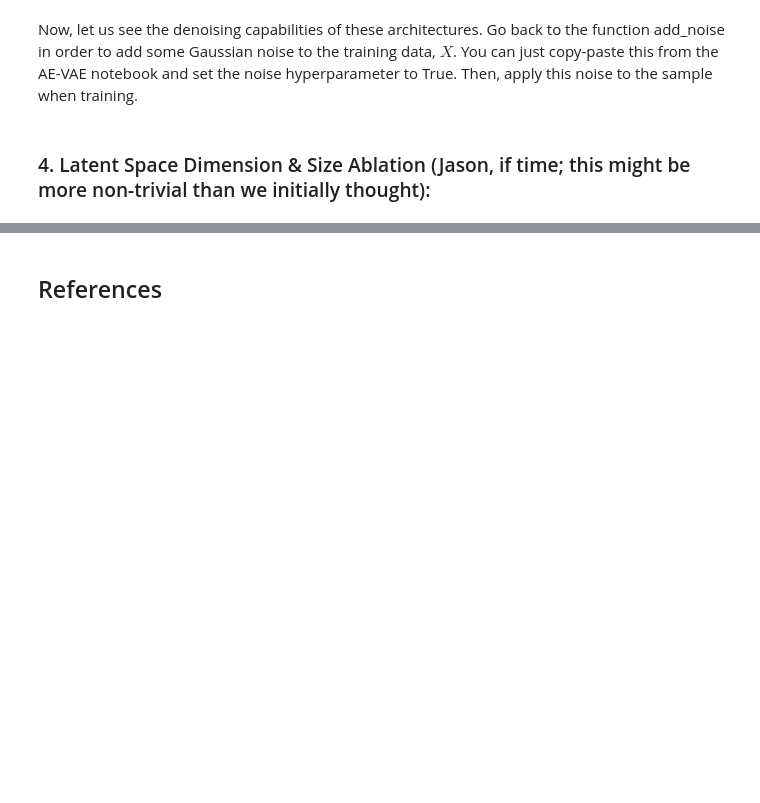
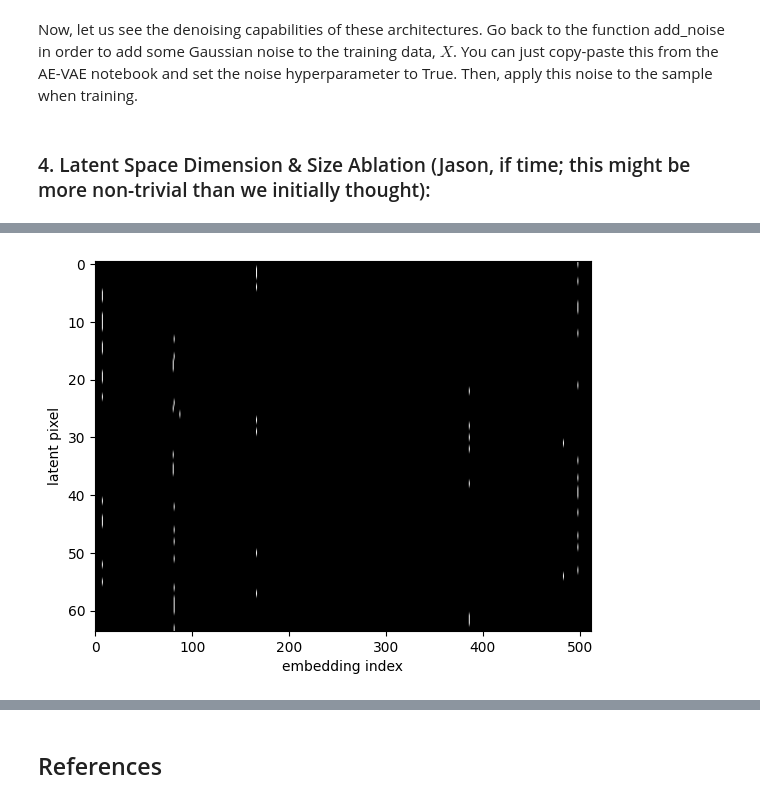
Before and after one commit to chancharikmitra/CS182_All_About_Autoencoders, a Jupyter notebook: demo/VQ_VAE.ipynb, the cells around one changed output, grey strips where cells are left out. Saved outputs shown, nothing was run; the diff lists cells and outputs as text; code cells hidden in the pictures; blank space fills up the shorter version.

```diff
--- a/demo/VQ_VAE.ipynb
+++ b/demo/VQ_VAE.ipynb
@@ -727,0 +767,14 @@ with torch.no_grad():
+# %%
+# vqvae latents
+viz_loader = torch.utils.data.DataLoader(training_data, batch_size = 1, shuffle = True)
+X, _ = next(iter(viz_loader))
+X = X.to(device)
+z_e = model.encoder(X)
+z_e = model.pre_quantization_conv(z_e)
+_, z_q, _, encodings = model.vector_quantization(z_e)
+plt.imshow(encodings.cpu().numpy(), cmap='gray', aspect='auto')
+plt.xlabel('embedding index')
+plt.ylabel('latent pixel')
+plt.show()
+# %% [output]
+[figure, added]
```
Also changed, not shown: parts of 12 cells of this notebook.
